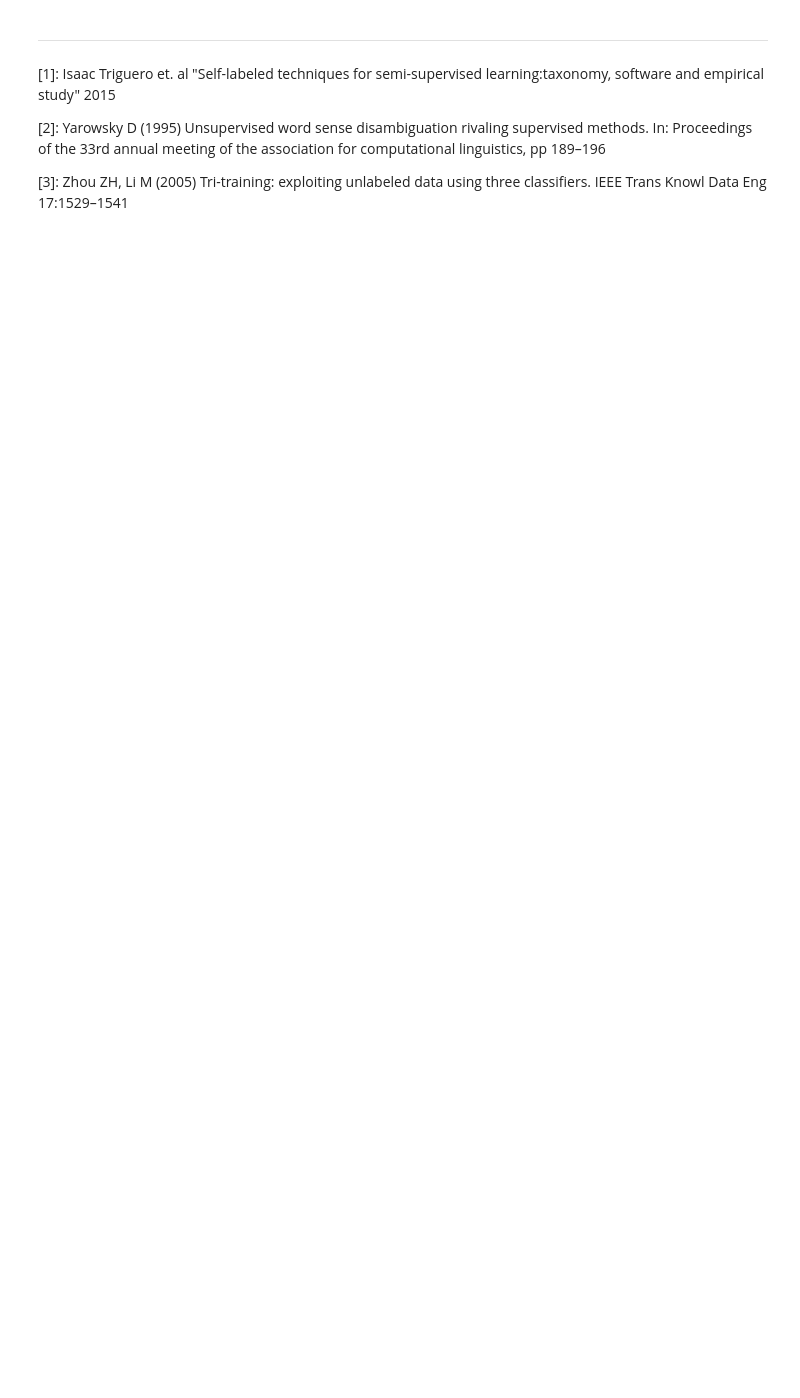
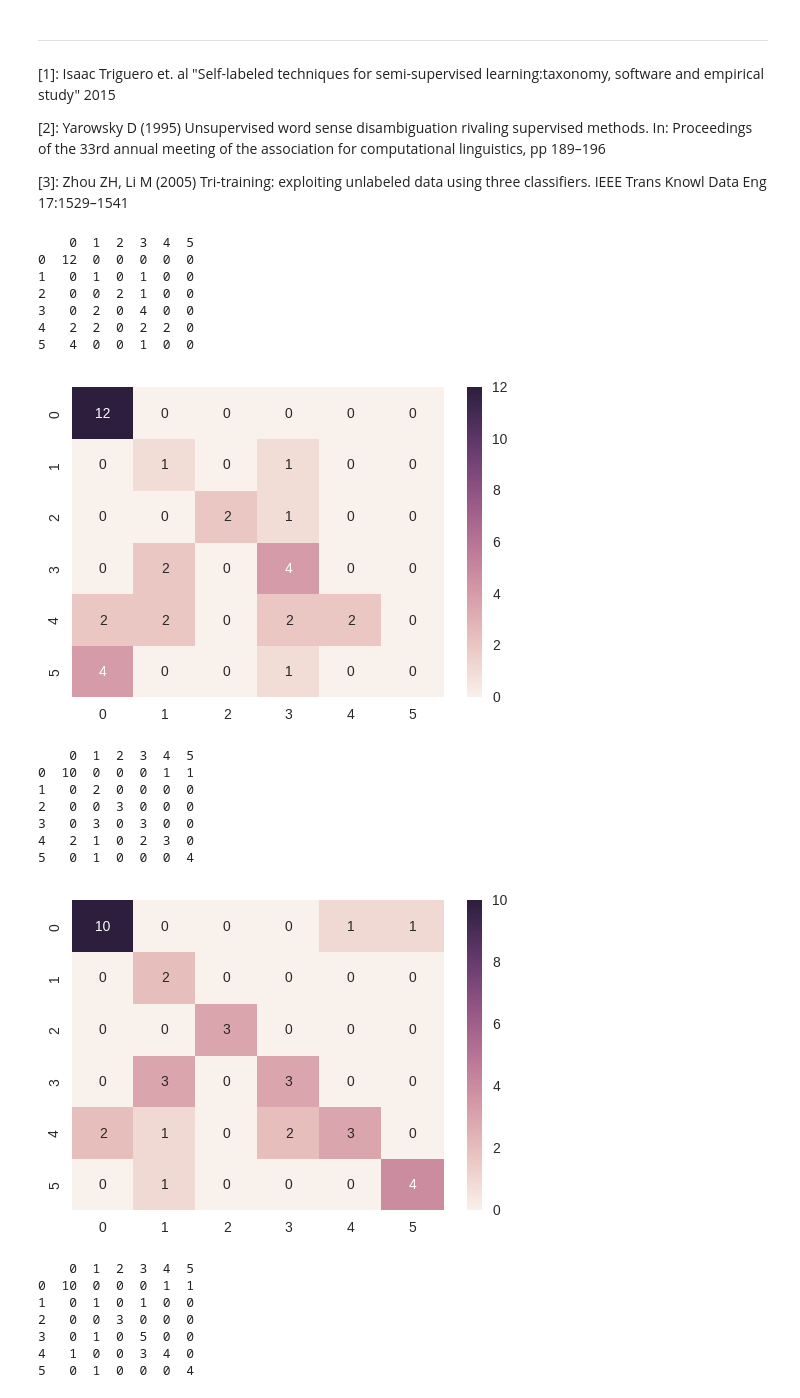
Before and after one commit to zidik/Self-labeled-techniques-for-semi-supervised-learning, a Jupyter notebook: NeuralNetworksProject.ipynb, the cells around one changed output. Cells and saved outputs as stored; diff of their text form; code cells hidden in the pictures; blank space fills up the shorter version.

```diff
--- a/NeuralNetworksProject.ipynb
+++ b/NeuralNetworksProject.ipynb
@@ -270,3 +285,35 @@ of the 33rd annual meeting of the association for computational linguistics, pp
 
 [3]: Zhou ZH, Li M (2005) Tri-training: exploiting unlabeled data using three classifiers. IEEE Trans Knowl
 Data Eng 17:1529–1541
+# %%
+import seaborn as sns
+%matplotlib inline
+
+for key, matrix in cnf_matrixes["Self-Training (KNN)"]["dermatology"].items():
+    print(matrix)
+    sns.heatmap(matrix,annot=True)
+    sns.plt.show()
+# %% [output]
+    0  1  2  3  4  5
+0  12  0  0  0  0  0
+1   0  1  0  1  0  0
+2   0  0  2  1  0  0
+3   0  2  0  4  0  0
+4   2  2  0  2  2  0
+5   4  0  0  1  0  0
+[figure, added]
+    0  1  2  3  4  5
+0  10  0  0  0  1  1
+1   0  2  0  0  0  0
+2   0  0  3  0  0  0
+3   0  3  0  3  0  0
+4   2  1  0  2  3  0
+5   0  1  0  0  0  4
+[figure, added]
+    0  1  2  3  4  5
+0  10  0  0  0  1  1
+1   0  1  0  1  0  0
+2   0  0  3  0  0  0
+3   0  1  0  5  0  0
+4   1  0  0  3  4  0
+5   0  1  0  0  0  4
```
Also changed, not shown: parts of 5 cells of this notebook, 1 other file.
